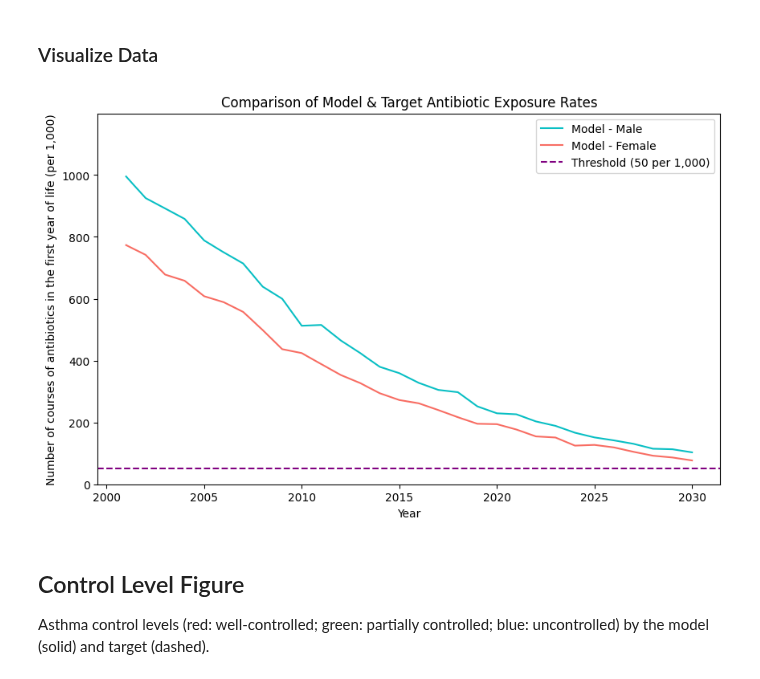
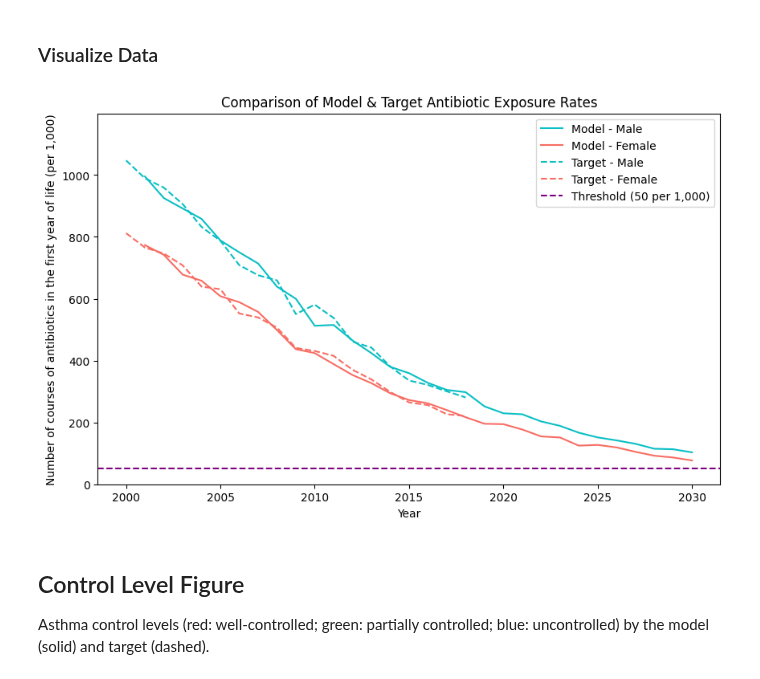
Before and after one commit to resplab/leap, a Jupyter notebook: docs/cli/validation.ipynb, the cells around one changed output. Cells and saved outputs as stored; diff of their text form; code cells hidden in the pictures.

Commit message:
Update Validation notebook to have target abx data

```diff
--- a/docs/cli/validation.ipynb
+++ b/docs/cli/validation.ipynb
@@ -66,7 +66,7 @@ LEAP_ROOT = notebook_path.parent.parent
 DATA_FOLDER = LEAP_ROOT / "leap" / "processed_data"
 
 # Simulation parameters
-RUN_BUNDLE_NAME = "demo"  # REPLACE WITH YOUR DESIRED SIMULATION RUN
+RUN_BUNDLE_NAME = "resp10000"  # REPLACE WITH YOUR DESIRED SIMULATION RUN
 PROVINCE = "CA"
 MAX_AGE = 110
 STARTING_YEAR = 2001
@@ -75,7 +75,10 @@ GROWTH_TYPE = "M3"
 N_BIRTHS = 5000
 
 OUTPUT_FOLDER = Path("/home/me/pharmsci/outputs") # REPLACE WITH PATH TO THE FOLDER STORING YOUR LEAP OUTPUTS
-RUN_BUNDLE_FOLDER = OUTPUT_FOLDER / "resp10000"
+RUN_BUNDLE_FOLDER = OUTPUT_FOLDER / RUN_BUNDLE_NAME
+
+if RUN_BUNDLE_NAME == "demo":
+    raise FileNotFoundError("Replace RUN_BUNDLE_NAME with the name of the folder containing your simulation output results")
 
 if DATA_FOLDER.exists():
     print(f"Data folder found at {DATA_FOLDER}")
@@ -301,8 +304,7 @@ database, respectively, with the floor rate of 50 per 1,000 (purple).
 ### Load Data
 # %%
 # Load antibiotic data from StatsCanada
-# TODO add data file
-# target_abx_df = pd.read_csv(DATA_FOLDER / "InfantAbxBC.csv")
+target_abx_df = pd.read_csv(DATA_FOLDER / "InfantAbxBC.csv")
 
 # Load antibiotic data from simulation
 model_abx_df_raw = pd.read_csv(RUN_BUNDLE_FOLDER / "outcome_matrix_antibiotic_exposure.csv")
@@ -337,35 +339,35 @@ model_abx_df["sex"] = model_abx_df["sex"].map({"F": "Female", "M": "Male"})
 # %%
 # Define colors to plot for different sexs
 sex_colour_dict = {"Male": "#09bfc4", "Female": "#f86d63"}
 
 
 plt.figure(figsize=(10, 6))
 
 # Plot inftant abx data from simulation
 for gender in ["Male", "Female"]:
     subset = model_abx_df[model_abx_df["sex"] == gender]
     plt.plot(subset["year"], subset["rate"],
              label=f"Model - {gender}", color=sex_colour_dict[gender])
 
 # Plot target infant abx data
-# for gender in ["Male", "Female"]:
-#     subset = target_abx_df[target_abx_df["sex"] == gender]
-#     plt.plot(subset["year"], subset["rate"], linestyle="dashed",
-#              label=f"Target - {gender}", color=sex_colour_dict[gender])
+for gender in ["Male", "Female"]:
+    subset = target_abx_df[target_abx_df["sex"] == gender]
+    plt.plot(subset["year"], subset["rate"], linestyle="dashed",
+             label=f"Target - {gender}", color=sex_colour_dict[gender])
 
 # Add horizontal reference line
 plt.axhline(y=50, color="purple", linestyle="dashed", label="Threshold (50 per 1,000)")
 
 # Labels, legend, and formatting
 plt.xlabel("Year")
 plt.ylabel("Number of courses of antibiotics in the first year of life (per 1,000)")
 plt.ylim(0, 1199)
 plt.legend()
 plt.title("Comparison of Model & Target Antibiotic Exposure Rates")
 
 plt.show()
 # %% [output]
-[figure, old version]
+[figure, new version]
 # %% [markdown]
 ## Control Level Figure
 
```
Also changed, not shown: parts of 1 cell of this notebook, 1 other file.
